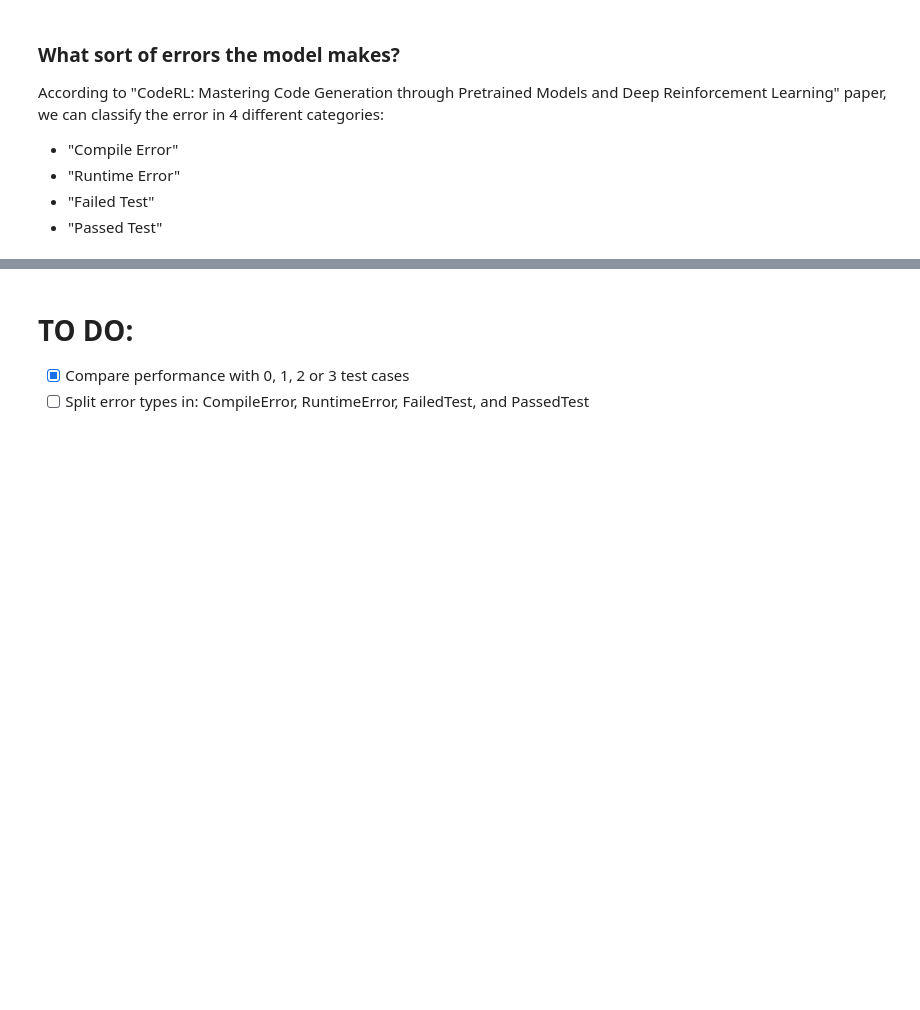
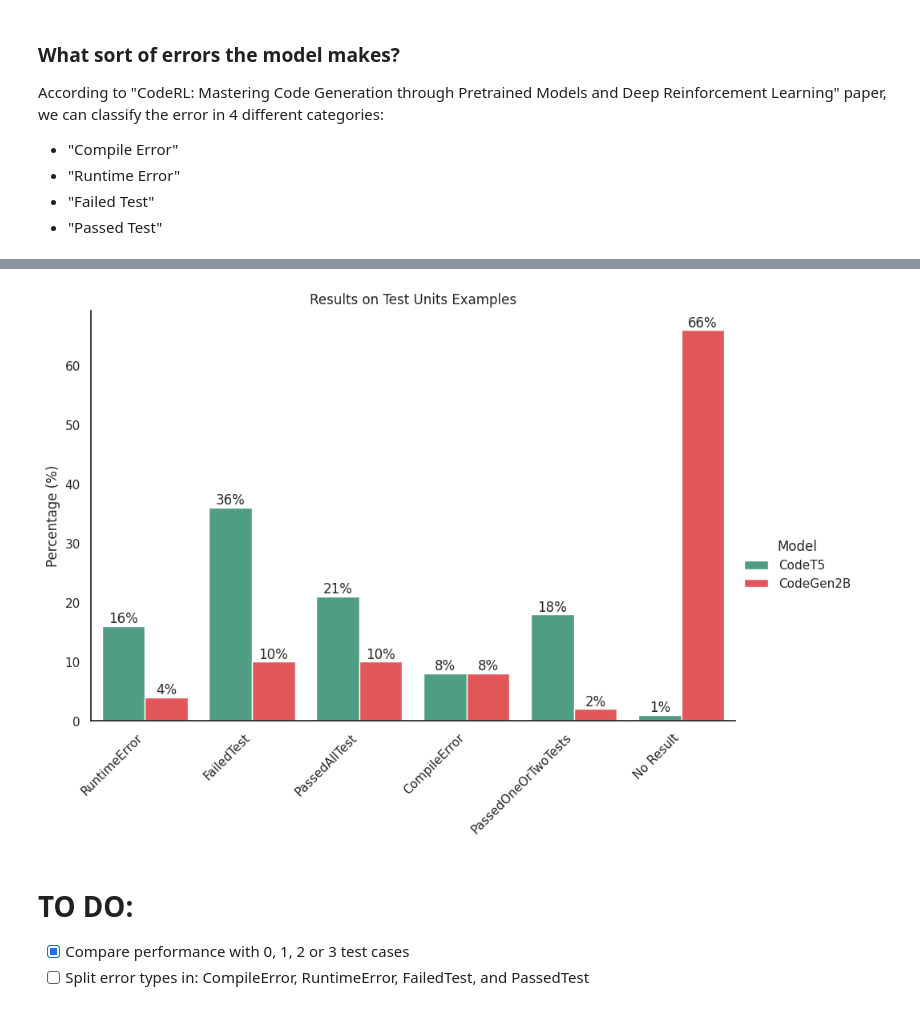
Before and after one commit to DanielDaCosta/CodeGPT, a Jupyter notebook: NLP-Project.ipynb, the cells around one changed output, grey strips where cells are left out. Saved outputs shown, nothing was run; the diff lists cells and outputs as text; code cells hidden in the pictures; blank space fills up the shorter version.

```diff
--- a/NLP-Project.ipynb
+++ b/NLP-Project.ipynb
@@ -668,0 +687,12 @@ plt.show()
+# %%
+errors_gen = []
+for _, list_of_errors in enumerate(df_eval_gen['error_list'].values):
+  tmp = set([retrieve_error_message(error_message) for error_message in eval(list_of_errors)])
+  # tmp_count = Counter(tmp)
+  errors_gen.append(tmp)
+# %%
+errors_class = [classify_errors(error) for error in errors]
+errors_class = Counter(errors_class)
+# %%
+errors_class_gen = [classify_errors(error) for error in errors_gen]
+errors_class_gen = Counter(errors_class_gen)
@@ -669,3 +706,28 @@ plt.show()
+# %%
+sns.set_style("white")
+# sns.set(rc={'figure.figsize':(5, 2)})
+# %%
+
+df = pd.DataFrame({'CodeT5': errors_class, 'CodeGen2B': errors_class_gen})
+df = df.reset_index().rename(columns={'index': 'Status'})
+df_melt = pd.melt(df, id_vars=['Status'], var_name='Model', value_name='Count')
+
+
+total_counts = df_melt.groupby('Model')['Count'].sum()
+df_melt['Percentage'] = df_melt.apply(lambda x: x['Count'] / total_counts[x['Model']] * 100, axis=1)
+
+ax = sns.catplot(x='Status', y='Count', hue='Model', data=df_melt, kind='bar',
+            height=6, aspect=1.5, palette=['#43aa8b', '#f94144'])#, figsize=(10, 7))
+plt.title('Results on Test Units Examples')
+plt.xticks(rotation=45, ha='right')
+plt.ylabel('Percentage (%)')
+ax.set(xlabel=None)
+for p in ax.ax.patches:
+    ax.ax.text(p.get_x() + p.get_width() / 2., p.get_height(), f"{int(p.get_height())}%",
+                ha='center', va='bottom')
+plt.show()
+# %% [output]
+[figure, added]
 # %% [markdown]
 # TO DO:
 
```
Also changed, not shown: parts of 15 cells of this notebook.
